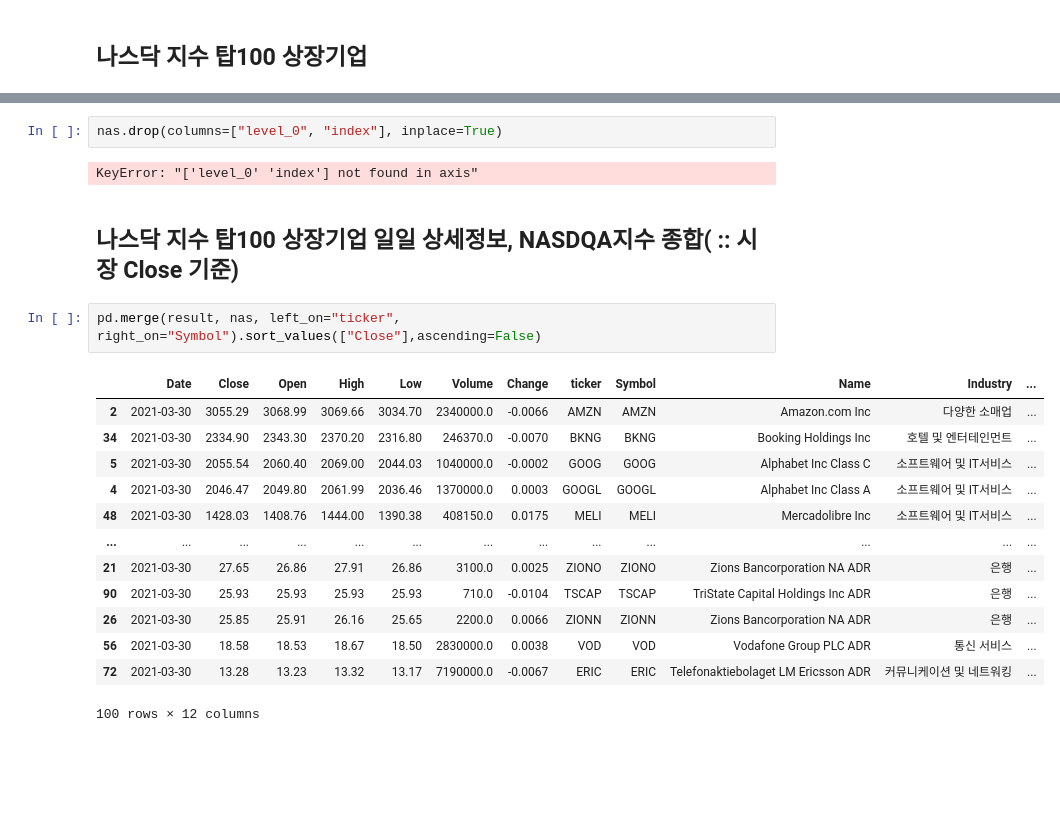
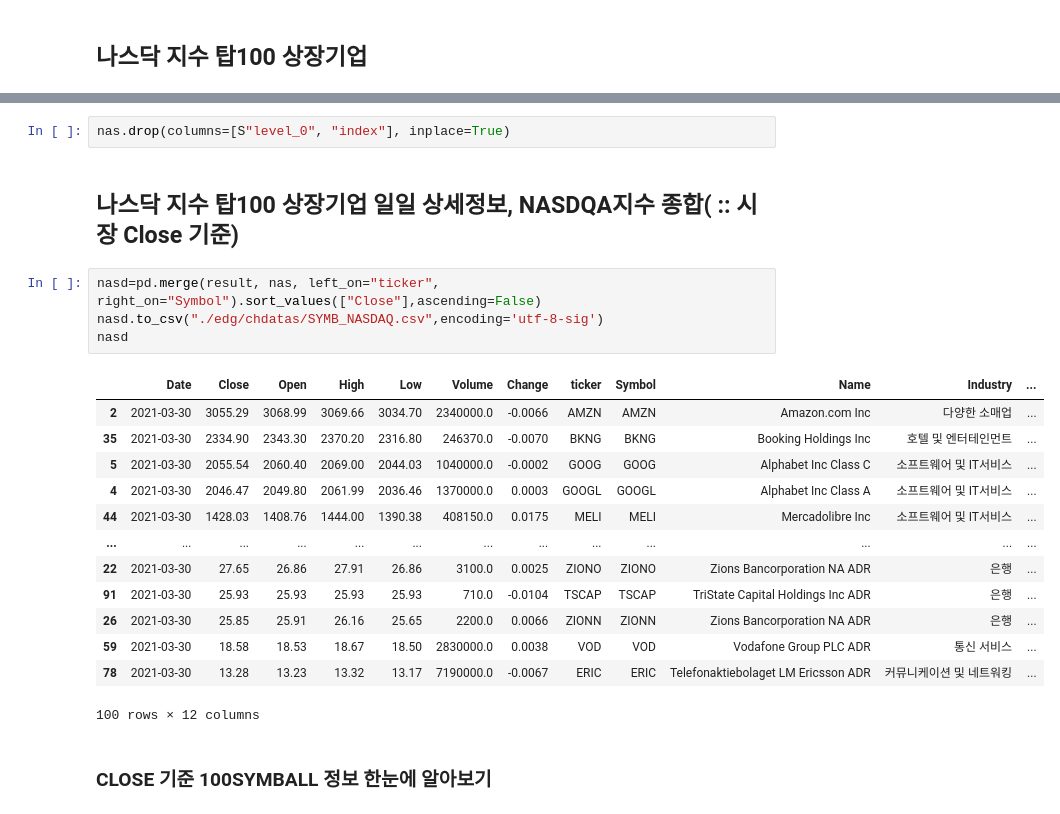
Before and after one commit to lee-edgar/EdaProject, a Jupyter notebook: 11_project/FinanceDataReader_v2.ipynb, the cells around one changed output, grey strips where cells are left out. Drawn from its saved outputs; the diff is of its cells as text; blank space fills up the shorter version.

```diff
--- a/11_project/FinanceDataReader_v2.ipynb
+++ b/11_project/FinanceDataReader_v2.ipynb
@@ -83,23 +93,25 @@ result
 100 rows × 8 columns
 # %%
-nas.drop(columns=["level_0", "index"], inplace=True)
+nas.drop(columns=[S"level_0", "index"], inplace=True)
-# %% [output]
-KeyError: "['level_0' 'index'] not found in axis"
 # %% [markdown]
 ## 나스닥 지수 탑100 상장기업 일일 상세정보, NASDQA지수 종합( :: 시장 Close 기준)
 # %%
-pd.merge(result, nas, left_on="ticker", right_on="Symbol").sort_values(["Close"],ascending=False)
+nasd=pd.merge(result, nas, left_on="ticker", right_on="Symbol").sort_values(["Close"],ascending=False)
+nasd.to_csv("./edg/chdatas/SYMB_NASDAQ.csv",encoding='utf-8-sig')
+nasd
 # %% [output]
 |  | Date | Close | Open | High | Low | Volume | Change | ticker | Symbol | Name | Industry | ... |
 | 2 | 2021-03-30 | 3055.29 | 3068.99 | 3069.66 | 3034.70 | 2340000.0 | -0.0066 | AMZN | AMZN | Amazon.com Inc | 다양한 소매업 | ... |
-| 34 | 2021-03-30 | 2334.90 | 2343.30 | 2370.20 | 2316.80 | 246370.0 | -0.0070 | BKNG | BKNG | Booking Holdings Inc | 호텔 및 엔터테인먼트 | ... |
+| 35 | 2021-03-30 | 2334.90 | 2343.30 | 2370.20 | 2316.80 | 246370.0 | -0.0070 | BKNG | BKNG | Booking Holdings Inc | 호텔 및 엔터테인먼트 | ... |
 | 5 | 2021-03-30 | 2055.54 | 2060.40 | 2069.00 | 2044.03 | 1040000.0 | -0.0002 | GOOG | GOOG | Alphabet Inc Class C | 소프트웨어 및 IT서비스 | ... |
 | 4 | 2021-03-30 | 2046.47 | 2049.80 | 2061.99 | 2036.46 | 1370000.0 | 0.0003 | GOOGL | GOOGL | Alphabet Inc Class A | 소프트웨어 및 IT서비스 | ... |
-| 48 | 2021-03-30 | 1428.03 | 1408.76 | 1444.00 | 1390.38 | 408150.0 | 0.0175 | MELI | MELI | Mercadolibre Inc | 소프트웨어 및 IT서비스 | ... |
+| 44 | 2021-03-30 | 1428.03 | 1408.76 | 1444.00 | 1390.38 | 408150.0 | 0.0175 | MELI | MELI | Mercadolibre Inc | 소프트웨어 및 IT서비스 | ... |
 | ... | ... | ... | ... | ... | ... | ... | ... | ... | ... | ... | ... | ... |
-| 21 | 2021-03-30 | 27.65 | 26.86 | 27.91 | 26.86 | 3100.0 | 0.0025 | ZIONO | ZIONO | Zions Bancorporation NA ADR | 은행 | ... |
-| 90 | 2021-03-30 | 25.93 | 25.93 | 25.93 | 25.93 | 710.0 | -0.0104 | TSCAP | TSCAP | TriState Capital Holdings Inc ADR | 은행 | ... |
+| 22 | 2021-03-30 | 27.65 | 26.86 | 27.91 | 26.86 | 3100.0 | 0.0025 | ZIONO | ZIONO | Zions Bancorporation NA ADR | 은행 | ... |
+| 91 | 2021-03-30 | 25.93 | 25.93 | 25.93 | 25.93 | 710.0 | -0.0104 | TSCAP | TSCAP | TriState Capital Holdings Inc ADR | 은행 | ... |
 | 26 | 2021-03-30 | 25.85 | 25.91 | 26.16 | 25.65 | 2200.0 | 0.0066 | ZIONN | ZIONN | Zions Bancorporation NA ADR | 은행 | ... |
-| 56 | 2021-03-30 | 18.58 | 18.53 | 18.67 | 18.50 | 2830000.0 | 0.0038 | VOD | VOD | Vodafone Group PLC ADR | 통신 서비스 | ... |
-| 72 | 2021-03-30 | 13.28 | 13.23 | 13.32 | 13.17 | 7190000.0 | -0.0067 | ERIC | ERIC | Telefonaktiebolaget LM Ericsson ADR | 커뮤니케이션 및 네트워킹 | ... |
+| 59 | 2021-03-30 | 18.58 | 18.53 | 18.67 | 18.50 | 2830000.0 | 0.0038 | VOD | VOD | Vodafone Group PLC ADR | 통신 서비스 | ... |
+| 78 | 2021-03-30 | 13.28 | 13.23 | 13.32 | 13.17 | 7190000.0 | -0.0067 | ERIC | ERIC | Telefonaktiebolaget LM Ericsson ADR | 커뮤니케이션 및 네트워킹 | ... |
 100 rows × 12 columns
+# %% [markdown]
+### CLOSE 기준 100SYMBALL  정보 한눈에 알아보기
```
Also changed, not shown: parts of 17 cells of this notebook, 1 other file.
